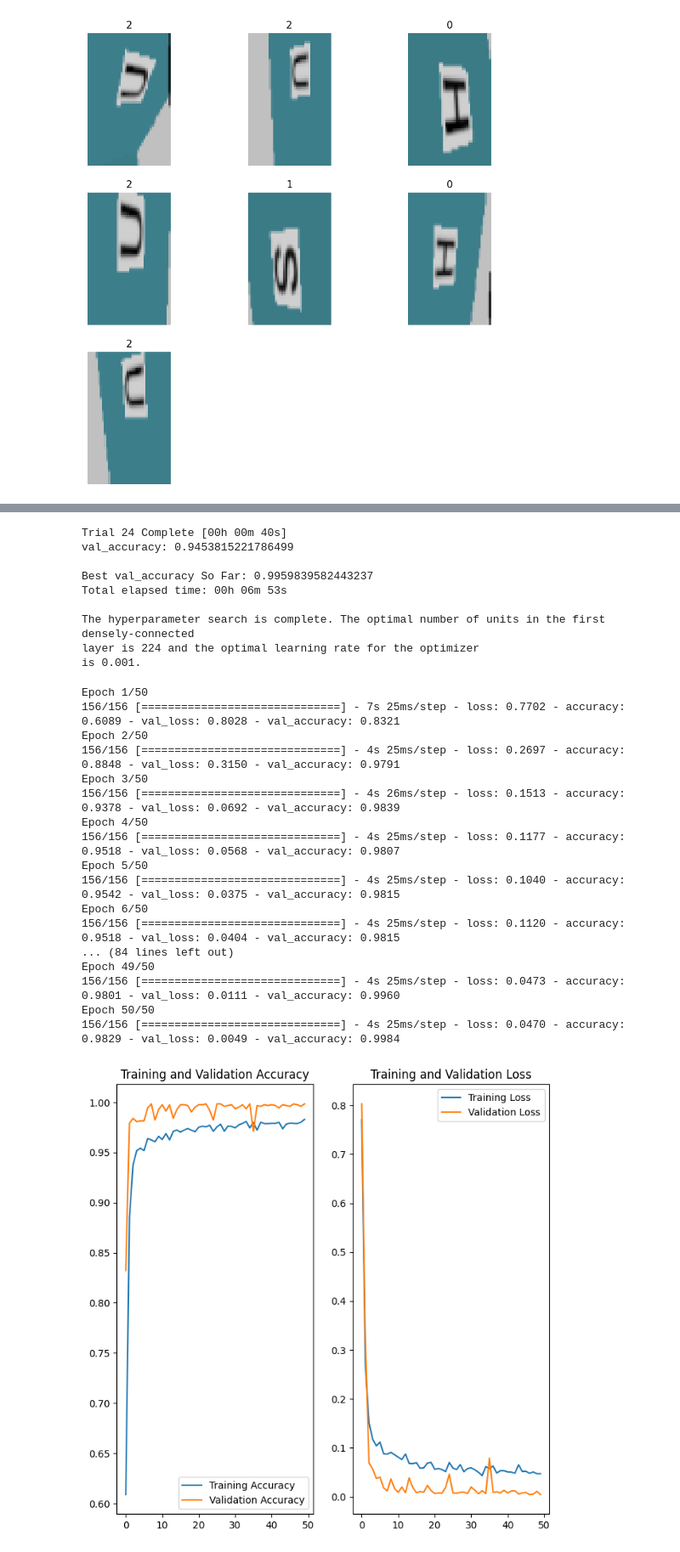
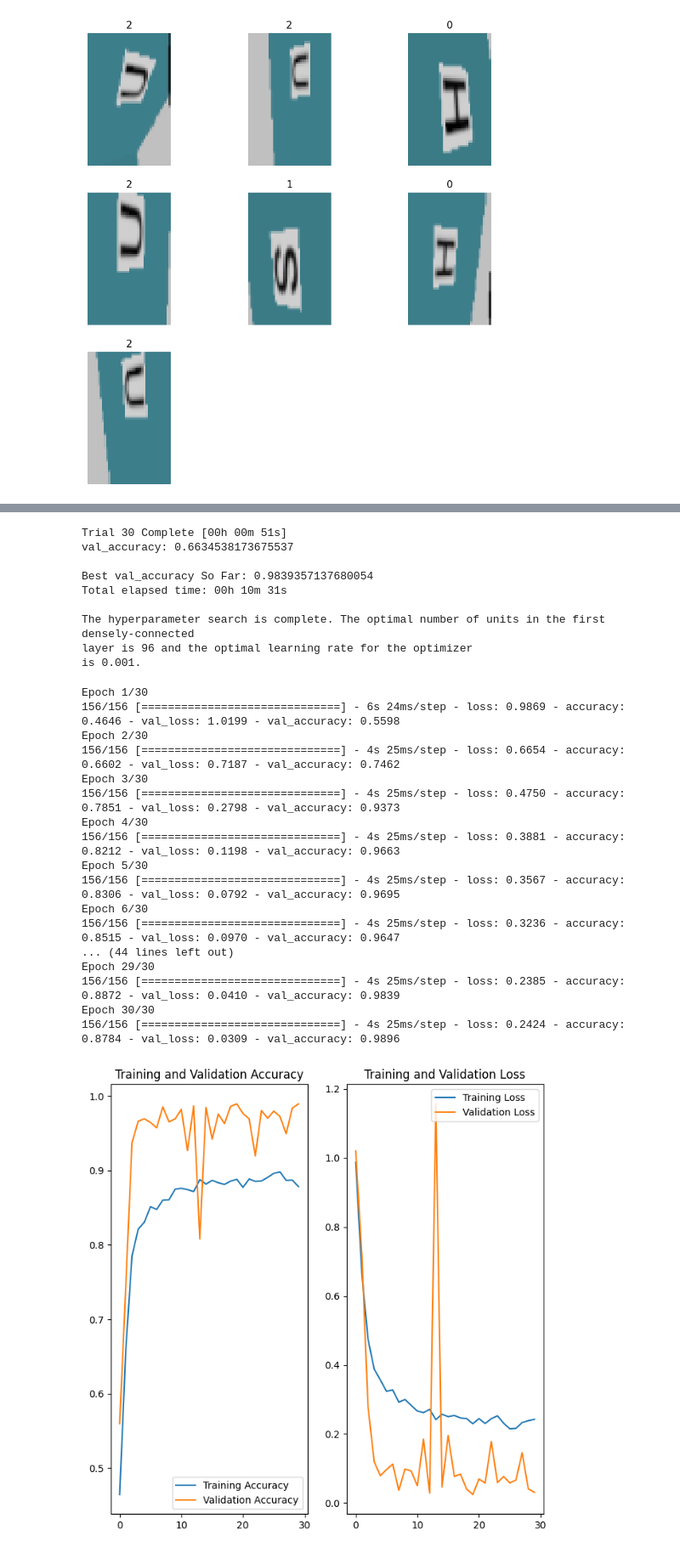
Before and after one commit to Quantumlyy/rcj-erebus-fixture-model, a Jupyter notebook: Main.ipynb, the cells around one changed output, grey strips where cells are left out. Shown at 85% size. Saved outputs shown, nothing was run; the diff lists cells and outputs as text; code cells hidden in the pictures.

Commit message:
data augmentation

```diff
--- a/Main.ipynb
+++ b/Main.ipynb
@@ -104,16 +105,18 @@ train_ds = train_ds.map(
     num_parallel_calls=tf.data.AUTOTUNE,
 )
 # Prefetching samples in GPU memory helps maximize GPU utilization.
-train_ds = train_ds.prefetch(tf.data.AUTOTUNE)
-val_ds = val_ds.prefetch(tf.data.AUTOTUNE)
+# train_ds = train_ds.prefetch(tf.data.AUTOTUNE)
+# val_ds = val_ds.prefetch(tf.data.AUTOTUNE)
 # %%
 input_shape=image_size + (3,)
 num_classes=len(folders)
 # %%
 def model_builder(hp):
-    hp_units = hp.Int('units', min_value=32, max_value=512, step=32)
+    hp_last_units = hp.Int('units', min_value=32, max_value=768, step=32)
+    hp_last_activation = hp.Choice("activation", ["relu", "tanh"])
+    hp_dropout = hp.Boolean("dropout")
 
-    model = keras.Sequential([
+    model_layers = [
         data_augmentation,
         layers.Rescaling(1./255, input_shape=input_shape),
         layers.Conv2D(16, 3, padding='same', activation='relu'),
@@ -123,14 +126,15 @@ def model_builder(hp):
         layers.MaxPooling2D(),
         layers.Conv2D(64, 3, padding='same', activation='relu'),
         layers.MaxPooling2D(),
-        layers.Dropout(0.2),
+        layers.Dropout(0.2) if hp_dropout else None,
         layers.Flatten(),
-        layers.Dense(hp_units, activation='relu'),
+        layers.Dense(hp_last_units, activation=hp_last_activation),
         layers.Dense(num_classes, name="outputs")
-    ])
+    ]
+    model_layers = list(filter(lambda item: item is not None, model_layers))
+    model = keras.Sequential(model_layers)
 
-
-    hp_learning_rate = hp.Choice('learning_rate', values=[1e-2, 1e-3, 1e-4])
+    hp_learning_rate = hp.Choice('learning_rate', values=[1e-2, 1e-3, 1e-4, 1e-5])
     model.compile(
         optimizer=keras.optimizers.Adam(learning_rate=hp_learning_rate),
         loss=keras.losses.SparseCategoricalCrossentropy(from_logits=True),
@@ -161,63 +165,63 @@ layer is {best_hps.get('units')} and the optimal learning rate for the optimizer
 is {best_hps.get('learning_rate')}.
 """)
 # %% [output]
-Trial 24 Complete [00h 00m 40s]
-val_accuracy: 0.9453815221786499
+Trial 30 Complete [00h 00m 51s]
+val_accuracy: 0.6634538173675537
 
-Best val_accuracy So Far: 0.9959839582443237
-Total elapsed time: 00h 06m 53s
+Best val_accuracy So Far: 0.9839357137680054
+Total elapsed time: 00h 10m 31s
 
 The hyperparameter search is complete. The optimal number of units in the first densely-connected
-layer is 224 and the optimal learning rate for the optimizer
+layer is 96 and the optimal learning rate for the optimizer
 is 0.001.
 # %%
 model = tuner.hypermodel.build(best_hps)
 history = model.fit(
     train_ds,
     validation_data=val_ds,
-    epochs=50,
+    epochs=30,
     validation_split=0.2
 )
 # %% [output]
-Epoch 1/50
-156/156 [==============================] - 7s 25ms/step - loss: 0.7702 - accuracy: 0.6089 - val_loss: 0.8028 - val_accuracy: 0.8321
-Epoch 2/50
-156/156 [==============================] - 4s 25ms/step - loss: 0.2697 - accuracy: 0.8848 - val_loss: 0.3150 - val_accuracy: 0.9791
-Epoch 3/50
-156/156 [==============================] - 4s 26ms/step - loss: 0.1513 - accuracy: 0.9378 - val_loss: 0.0692 - val_accuracy: 0.9839
-Epoch 4/50
-156/156 [==============================] - 4s 25ms/step - loss: 0.1177 - accuracy: 0.9518 - val_loss: 0.0568 - val_accuracy: 0.9807
-Epoch 5/50
-156/156 [==============================] - 4s 25ms/step - loss: 0.1040 - accuracy: 0.9542 - val_loss: 0.0375 - val_accuracy: 0.9815
-Epoch 6/50
-156/156 [==============================] - 4s 25ms/step - loss: 0.1120 - accuracy: 0.9518 - val_loss: 0.0404 - val_accuracy: 0.9815
-... (84 lines left out)
-Epoch 49/50
-156/156 [==============================] - 4s 25ms/step - loss: 0.0473 - accuracy: 0.9801 - val_loss: 0.0111 - val_accuracy: 0.9960
-Epoch 50/50
-156/156 [==============================] - 4s 25ms/step - loss: 0.0470 - accuracy: 0.9829 - val_loss: 0.0049 - val_accuracy: 0.9984
+Epoch 1/30
+156/156 [==============================] - 6s 24ms/step - loss: 0.9869 - accuracy: 0.4646 - val_loss: 1.0199 - val_accuracy: 0.5598
+Epoch 2/30
+156/156 [==============================] - 4s 25ms/step - loss: 0.6654 - accuracy: 0.6602 - val_loss: 0.7187 - val_accuracy: 0.7462
+Epoch 3/30
+156/156 [==============================] - 4s 25ms/step - loss: 0.4750 - accuracy: 0.7851 - val_loss: 0.2798 - val_accuracy: 0.9373
+Epoch 4/30
+156/156 [==============================] - 4s 25ms/step - loss: 0.3881 - accuracy: 0.8212 - val_loss: 0.1198 - val_accuracy: 0.9663
+Epoch 5/30
+156/156 [==============================] - 4s 25ms/step - loss: 0.3567 - accuracy: 0.8306 - val_loss: 0.0792 - val_accuracy: 0.9695
+Epoch 6/30
+156/156 [==============================] - 4s 25ms/step - loss: 0.3236 - accuracy: 0.8515 - val_loss: 0.0970 - val_accuracy: 0.9647
+... (44 lines left out)
+Epoch 29/30
+156/156 [==============================] - 4s 25ms/step - loss: 0.2385 - accuracy: 0.8872 - val_loss: 0.0410 - val_accuracy: 0.9839
+Epoch 30/30
+156/156 [==============================] - 4s 25ms/step - loss: 0.2424 - accuracy: 0.8784 - val_loss: 0.0309 - val_accuracy: 0.9896
 # %%
 acc = history.history['accuracy']
 val_acc = history.history['val_accuracy']
 
 loss = history.history['loss']
 val_loss = history.history['val_loss']
 
-epochs_range = range(50)
+epochs_range = range(30)
 
 plt.figure(figsize=(8, 8))
 plt.subplot(1, 2, 1)
 plt.plot(epochs_range, acc, label='Training Accuracy')
 plt.plot(epochs_range, val_acc, label='Validation Accuracy')
 plt.legend(loc='lower right')
 plt.title('Training and Validation Accuracy')
 
 plt.subplot(1, 2, 2)
 plt.plot(epochs_range, loss, label='Training Loss')
 plt.plot(epochs_range, val_loss, label='Validation Loss')
 plt.legend(loc='upper right')
 plt.title('Training and Validation Loss')
 plt.show()
 # %% [output]
-[figure, old version]
+[figure, new version]
 # %%
```
Also changed, not shown: parts of 7 cells of this notebook, 1 other file.
